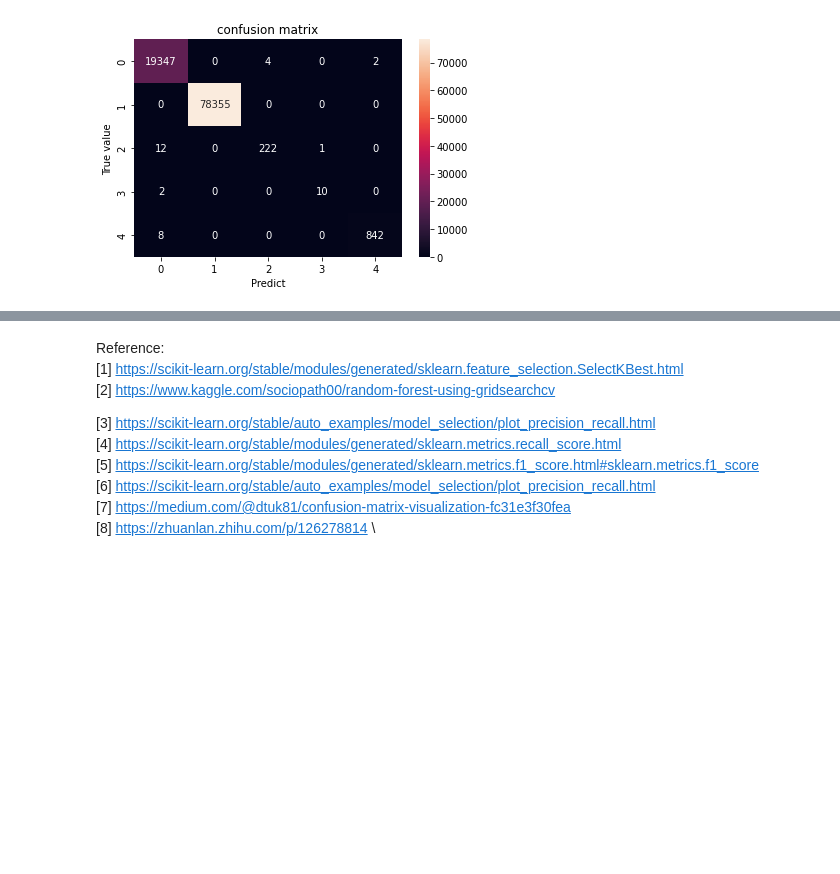
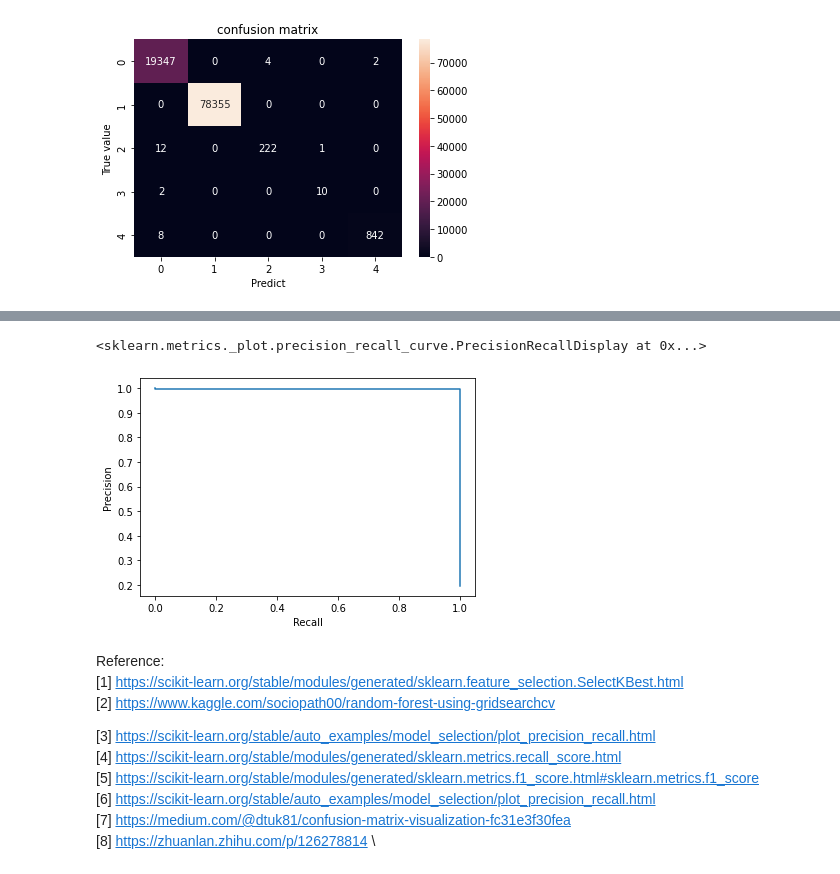
Before and after one commit to AdamEiffert/DST_Project1, a Jupyter notebook: Chentian_Evidence/07-Random Forest.ipynb, the cells around one changed output, grey strips where cells are left out. Drawn from its saved outputs; the diff is of its cells as text; code cells hidden in the pictures; blank space fills up the shorter version.

Commit message:
upload random forest model

```diff
--- a/Chentian_Evidence/07-Random Forest.ipynb
+++ b/Chentian_Evidence/07-Random Forest.ipynb
@@ -234,0 +258,10 @@ Text(33.0, 0.5, 'True value')
+# %%
+pred = pred_randomForest
+true = y_test
+# %%
+pred['normal'] =0
+
+for i in range(pred_randomForest.shape[0]):
+    if pred.iloc[i, 0] == 0.:
+        pred.at[i,'normal'] = 1
+pred = pred.drop(columns = [0])
@@ -234,0 +284,7 @@ Text(33.0, 0.5, 'True value')
+# %%
+true['normal'] =0
+
+for i in range(true.shape[0]):
+    if true.iloc[i, 0] == 0.:
+        true.at[i,'normal'] = 1
+true = true.drop(columns = ['test'])
@@ -235,3 +307,10 @@ Text(33.0, 0.5, 'True value')
+# %%
+precision2, recall2, _ = precision_recall_curve(true, pred)
+curve = PrecisionRecallDisplay(precision=precision2, recall=recall2)
+curve.plot()
+# %% [output]
+<sklearn.metrics._plot.precision_recall_curve.PrecisionRecallDisplay at 0x...>
+[figure, added]
 # %% [markdown]
 Reference: \
 [1] https://scikit-learn.org/stable/modules/generated/sklearn.feature_selection.SelectKBest.html \
```
Also changed, not shown: parts of 8 cells of this notebook.
